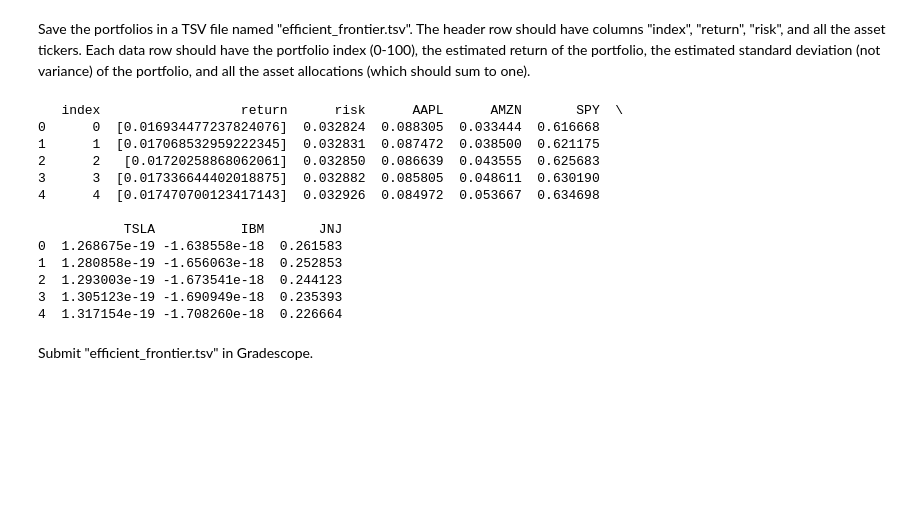
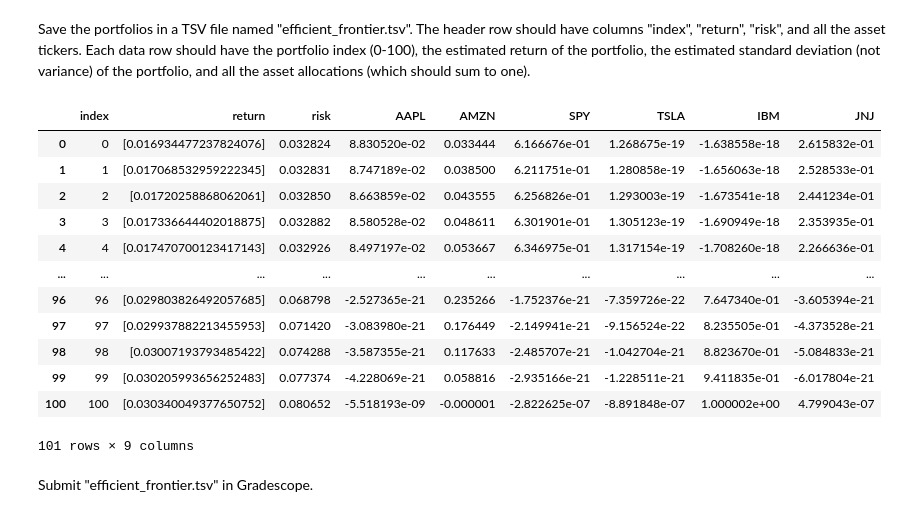
Before and after one commit to johnsahn2002/dx704-project-01, a Jupyter notebook: project.ipynb, the cells around one changed output. Cells and saved outputs as stored; diff of their text form; code cells hidden in the pictures; blank space fills up the shorter version.

```diff
--- a/project.ipynb
+++ b/project.ipynb
@@ -298,7 +298,7 @@ for r in np.linspace(min_risk_return, max_return_return, 101):
 
 
 # Convert to numpy array
-ef_portfolios = np.asarray(ef_portfolios)
+ef_portfolios = np.asarray(ef_portfolios, dtype=np.float64)
 ef_portfolios
 # %% [output]
 array([[ 8.83052014e-02,  3.34440048e-02,  6.16667631e-01,
@@ -340,22 +340,22 @@ for i, asset in enumerate(asset_names):
 
 # Save to TSV file
 efficient_frontier_df.to_csv('efficient_frontier.tsv', sep='\t', index=False)
-# %%
-print(efficient_frontier_df.head())
-# %% [output]
-   index                  return      risk      AAPL      AMZN       SPY  \
-0      0  [0.016934477237824076]  0.032824  0.088305  0.033444  0.616668
-1      1  [0.017068532959222345]  0.032831  0.087472  0.038500  0.621175
-2      2   [0.01720258868062061]  0.032850  0.086639  0.043555  0.625683
-3      3  [0.017336644402018875]  0.032882  0.085805  0.048611  0.630190
-4      4  [0.017470700123417143]  0.032926  0.084972  0.053667  0.634698
-
-           TSLA           IBM       JNJ
-0  1.268675e-19 -1.638558e-18  0.261583
-1  1.280858e-19 -1.656063e-18  0.252853
-2  1.293003e-19 -1.673541e-18  0.244123
-3  1.305123e-19 -1.690949e-18  0.235393
-4  1.317154e-19 -1.708260e-18  0.226664
+# %%
+efficient_frontier_df
+# %% [output]
+|  | index | return | risk | AAPL | AMZN | SPY | TSLA | IBM | JNJ |
+| 0 | 0 | [0.016934477237824076] | 0.032824 | 8.830520e-02 | 0.033444 | 6.166676e-01 | 1.268675e-19 | -1.638558e-18 | 2.615832e-01 |
+| 1 | 1 | [0.017068532959222345] | 0.032831 | 8.747189e-02 | 0.038500 | 6.211751e-01 | 1.280858e-19 | -1.656063e-18 | 2.528533e-01 |
+| 2 | 2 | [0.01720258868062061] | 0.032850 | 8.663859e-02 | 0.043555 | 6.256826e-01 | 1.293003e-19 | -1.673541e-18 | 2.441234e-01 |
+| 3 | 3 | [0.017336644402018875] | 0.032882 | 8.580528e-02 | 0.048611 | 6.301901e-01 | 1.305123e-19 | -1.690949e-18 | 2.353935e-01 |
+| 4 | 4 | [0.017470700123417143] | 0.032926 | 8.497197e-02 | 0.053667 | 6.346975e-01 | 1.317154e-19 | -1.708260e-18 | 2.266636e-01 |
+| ... | ... | ... | ... | ... | ... | ... | ... | ... | ... |
+| 96 | 96 | [0.029803826492057685] | 0.068798 | -2.527365e-21 | 0.235266 | -1.752376e-21 | -7.359726e-22 | 7.647340e-01 | -3.605394e-21 |
+| 97 | 97 | [0.029937882213455953] | 0.071420 | -3.083980e-21 | 0.176449 | -2.149941e-21 | -9.156524e-22 | 8.235505e-01 | -4.373528e-21 |
+| 98 | 98 | [0.03007193793485422] | 0.074288 | -3.587355e-21 | 0.117633 | -2.485707e-21 | -1.042704e-21 | 8.823670e-01 | -5.084833e-21 |
+| 99 | 99 | [0.030205993656252483] | 0.077374 | -4.228069e-21 | 0.058816 | -2.935166e-21 | -1.228511e-21 | 9.411835e-01 | -6.017804e-21 |
+| 100 | 100 | [0.030340049377650752] | 0.080652 | -5.518193e-09 | -0.000001 | -2.822625e-07 | -8.891848e-07 | 1.000002e+00 | 4.799043e-07 |
+101 rows × 9 columns
 # %% [markdown]
 Submit "efficient_frontier.tsv" in Gradescope.
 # %% [markdown]
```
